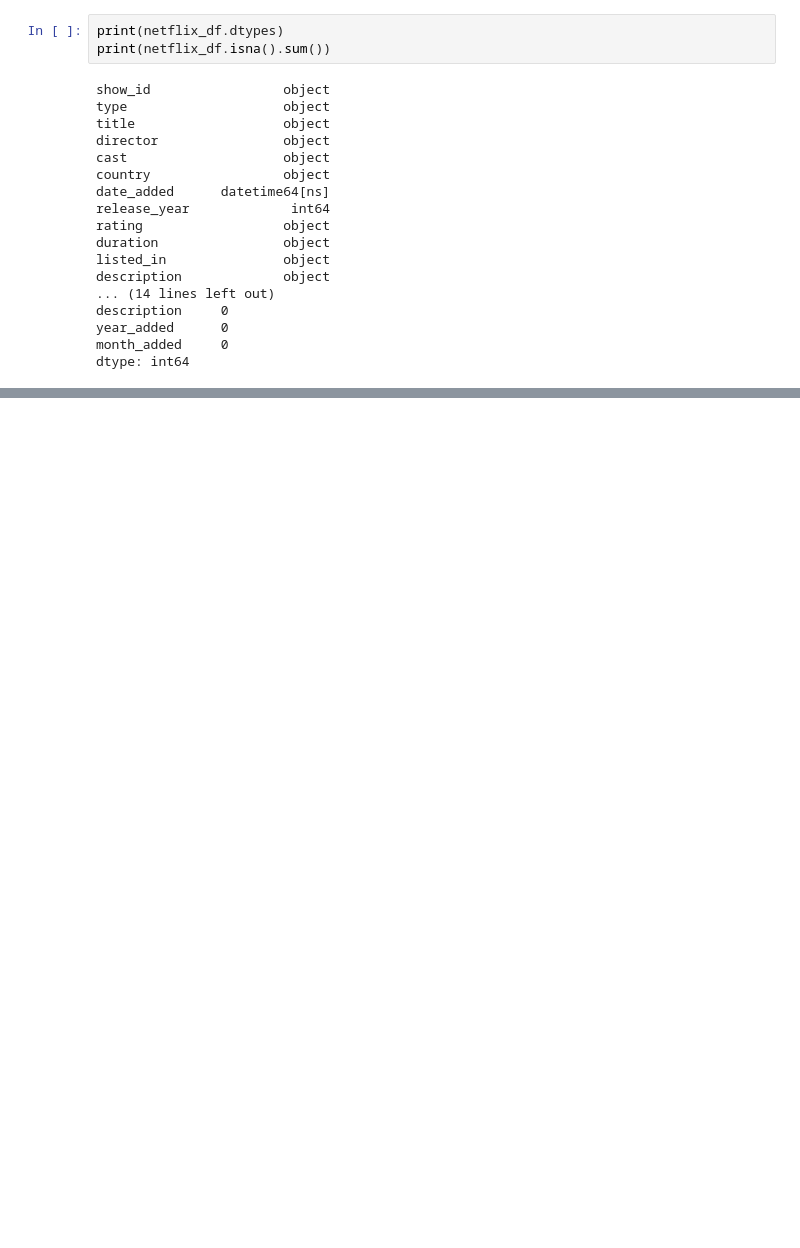
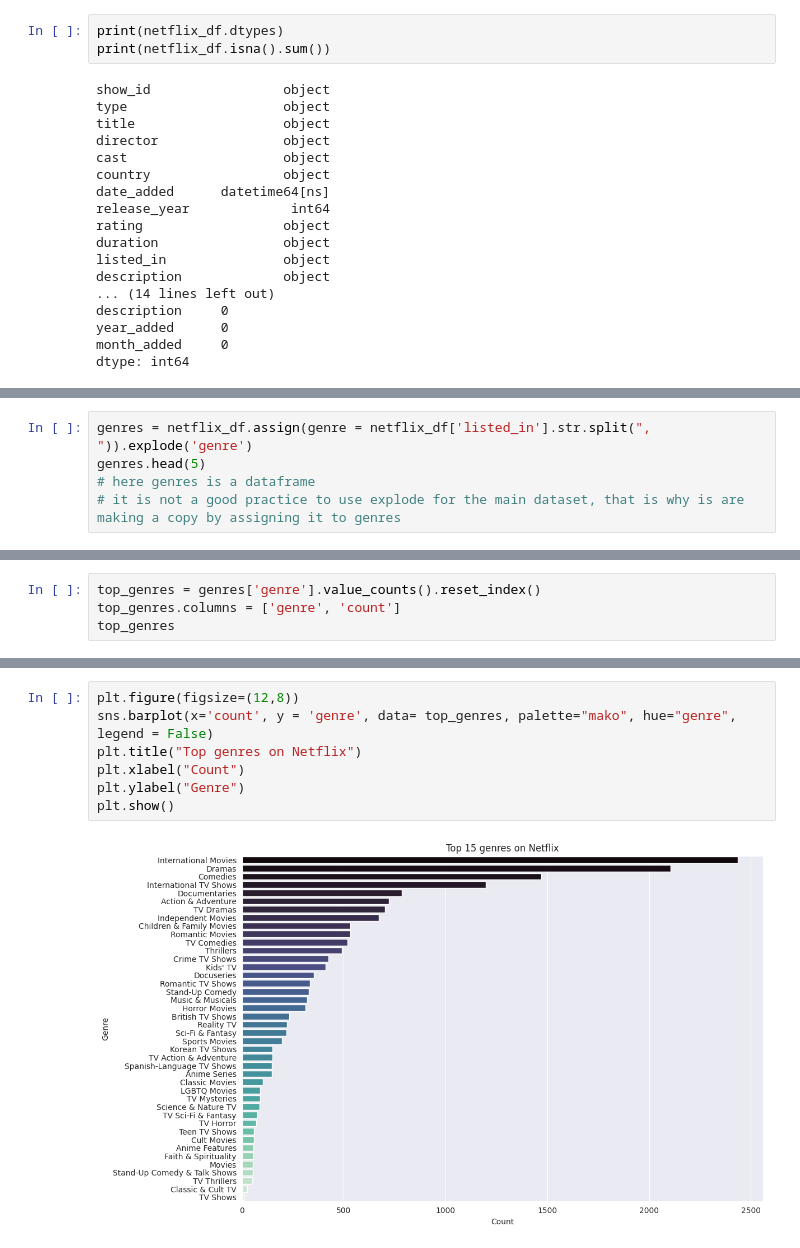
Before and after one commit to Yashtiii/Netflix-Content-Strategy, a Jupyter notebook: Netflix's_content_strategy.ipynb, the cells around one changed output, grey strips where cells are left out. Drawn from its saved outputs; the diff is of its cells as text; blank space fills up the shorter version.

```diff
--- a/Netflix's_content_strategy.ipynb
+++ b/Netflix's_content_strategy.ipynb
@@ -377,0 +507,5 @@ dtype: int64
+# %%
+genres = netflix_df.assign(genre = netflix_df['listed_in'].str.split(", ")).explode('genre')
+genres.head(5)
+# here genres is a dataframe
+# it is not a good practice to use explode for the main dataset, that is why is are making a copy by assigning it to genres
@@ -377,0 +522,4 @@ dtype: int64
+# %%
+top_genres = genres['genre'].value_counts().reset_index()
+top_genres.columns = ['genre', 'count']
+top_genres
@@ -377,0 +569,9 @@ dtype: int64
+# %%
+plt.figure(figsize=(12,8))
+sns.barplot(x='count', y = 'genre', data= top_genres, palette="mako", hue="genre", legend = False)
+plt.title("Top genres on Netflix")
+plt.xlabel("Count")
+plt.ylabel("Genre")
+plt.show()
+# %% [output]
+[figure, added]
```
Also changed, not shown: parts of 42 cells of this notebook.
